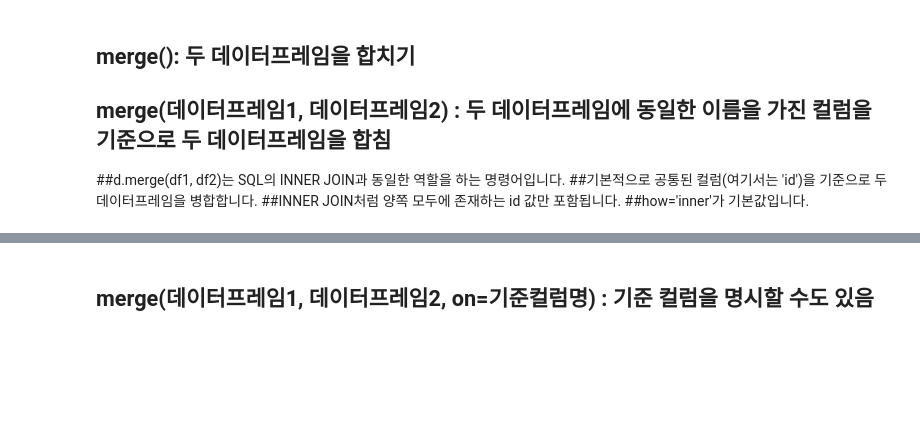
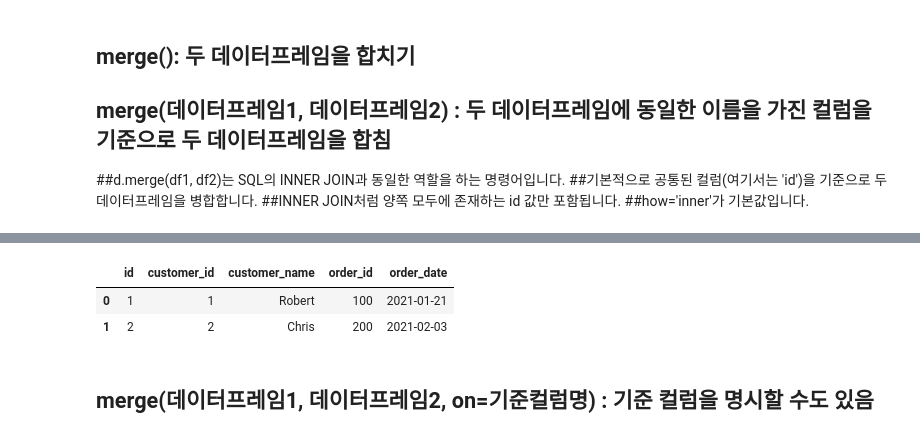
Before and after one commit to JongHyun070105/MachineLearning2025, a Jupyter notebook: 3710박종현_pandas_pivot_merge_concat(실습).ipynb, the cells around one changed output, grey strips where cells are left out. Saved outputs shown, nothing was run; the diff lists cells and outputs as text; code cells hidden in the pictures; blank space fills up the shorter version.

```diff
--- a/3710박종현_pandas_pivot_merge_concat(실습).ipynb
+++ b/3710박종현_pandas_pivot_merge_concat(실습).ipynb
@@ -122,2 +151,8 @@ UNION ALL은 두 SELECT 결과를 그대로 결합합니다.
+# %%
+pd.merge(df1,df2)
+# %% [output]
+|  | id | customer_id | customer_name | order_id | order_date |
+| 0 | 1 | 1 | Robert | 100 | 2021-01-21 |
+| 1 | 2 | 2 | Chris | 200 | 2021-02-03 |
 # %% [markdown]
 ## merge(데이터프레임1, 데이터프레임2, on=기준컬럼명) : 기준 컬럼을 명시할 수도 있음
```
Also changed, not shown: parts of 29 cells of this notebook.
